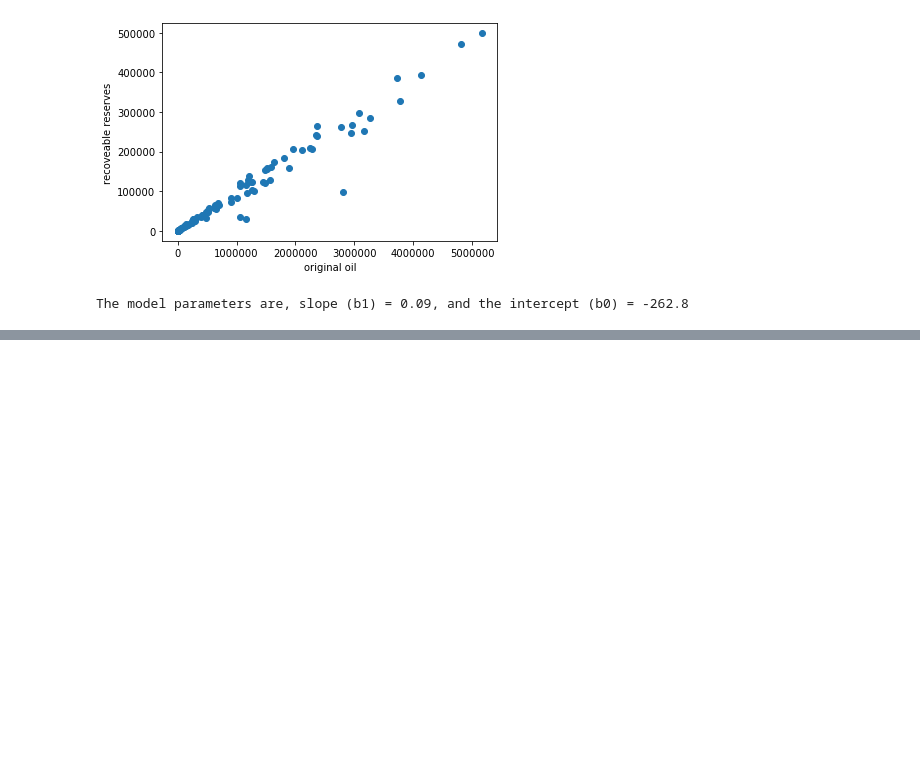
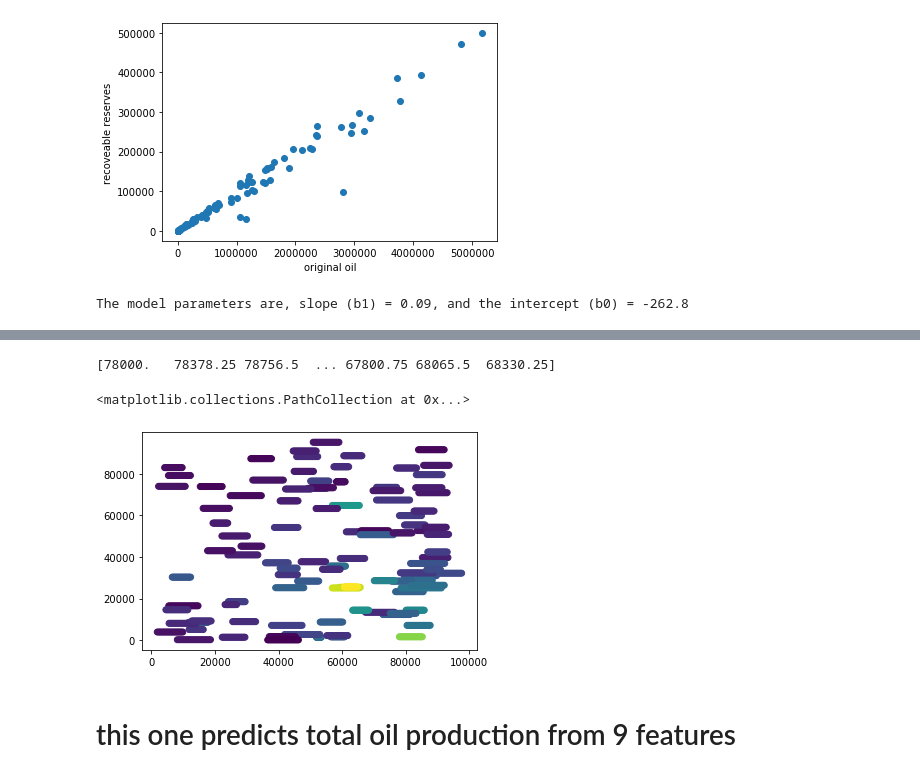
Before and after one commit to noocsharp/final_project, a Jupyter notebook: Final Jupyter notebook.ipynb, the cells around one changed output, grey strips where cells are left out. Cells and saved outputs as stored; diff of their text form; code cells hidden in the pictures; blank space fills up the shorter version.

```diff
--- a/Final Jupyter notebook.ipynb
+++ b/Final Jupyter notebook.ipynb
@@ -209,0 +347,5 @@ plt.scatter(rec_fac, rec_rev)
+# %%
+oil = prod.filter(regex="oil.*")
+total_oil = oil.sum(axis=1)
+prod['total oil'] = total_oil
+prod
@@ -209,0 +366,19 @@ plt.scatter(rec_fac, rec_rev)
+# %%
+
+min_eastings = np.zeros(oil.shape[0])
+max_eastings = np.zeros(oil.shape[0])
+northings = np.zeros(oil.shape[0])
+
+well_names = list(prod['well name'])
+for _, row in prod.iterrows():
+    idx = well_names.index(row['well name'])
+    temp = pd.read_csv('data/' + row['well name'] + '.csv')
+
+    min_eastings[idx] = temp['easting'].min()
+    max_eastings[idx] = temp['easting'].max()
+    northings[idx] = temp['northing'][0]
+
+prod['min eastings'] = pd.Series(min_eastings)
+prod['max eastings'] = pd.Series(max_eastings)
+prod['northings'] = pd.Series(northings)
+print(prod)
@@ -210,2 +403,24 @@ plt.scatter(rec_fac, rec_rev)
+# %%
+def plot_range(x_min, x_max, y_min, y_max, res):
+    slope = (y_max - y_min)/(x_max - x_min)
+    interval = (x_max - x_min)/res
+    x = [x_min + interval*i for i in range(res)]
+    y = [y_min + slope*(x_min + interval*i) for i in range(res)]
+
+    return np.array(x).flatten('F'), np.array(y).flatten('F')
+
+x, y = plot_range(prod['min eastings'], prod['max eastings'], prod['northings'], prod['northings'], 20)
+print(x)
+color = []
+for i in prod['total oil']:
+    color.append(20*[i])
+plt.scatter(x, y, c=np.repeat(prod['total oil'], 20))
+#plt.scatter(x, y)
+# %% [output]
+[78000.   78378.25 78756.5  ... 67800.75 68065.5  68330.25]
+<matplotlib.collections.PathCollection at 0x...>
+[figure, added]
+# %% [markdown]
+# this one predicts total oil production from 9 features
 # %%
 # %% [output]
```
Also changed, not shown: parts of 20 cells of this notebook.
